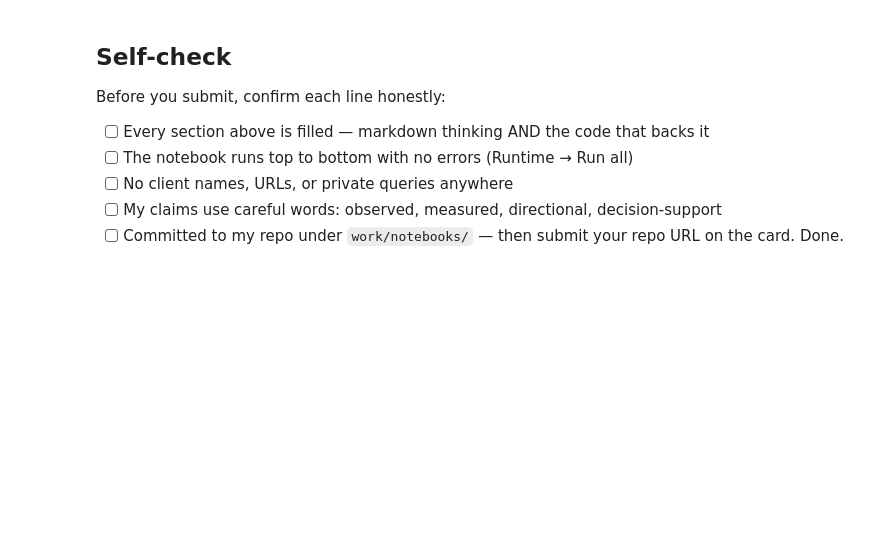
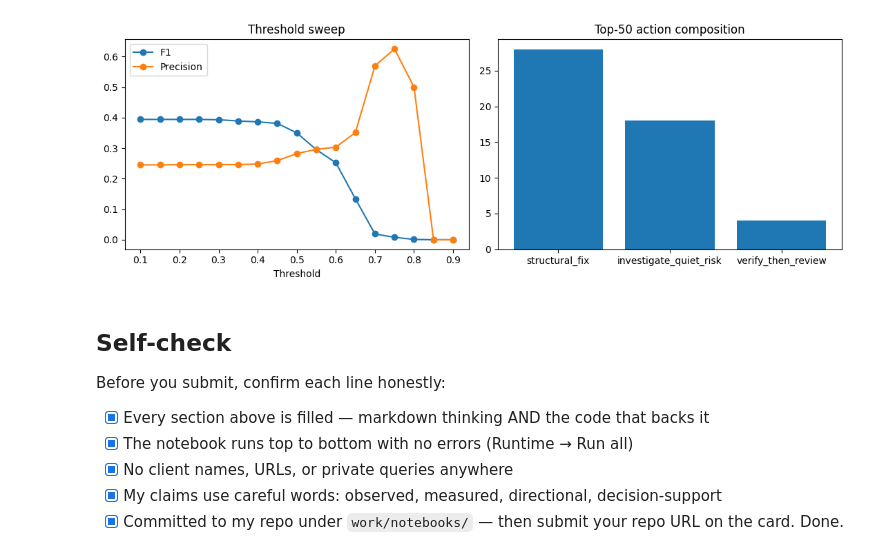
Before and after one commit to mehanshbarthwal-lab/search-ranking-ml, a Jupyter notebook: work/notebooks/capstone.ipynb, the cells around one changed output. Cells and saved outputs as stored; diff of their text form; code cells hidden in the pictures; blank space fills up the shorter version.

```diff
--- a/work/notebooks/capstone.ipynb
+++ b/work/notebooks/capstone.ipynb
@@ -58,10 +362,68 @@ This skeleton is yours to fill. Work the sections **in order** — each one has
+# %%
+from sklearn.model_selection import GroupShuffleSplit
+from sklearn.linear_model import LogisticRegression
+from sklearn.preprocessing import StandardScaler
+from sklearn.metrics import f1_score, precision_score, recall_score
+import matplotlib.pyplot as plt
+import numpy as np
+import pandas as pd
+import os
+
+# NOTE: relies on X, y, and df['client_hash_id'] already existing in this session
+# (built in Section 3's cell). If this errors on X/y/df, run Section 3's cell first.
+groups = df['client_hash_id']
+
+gss = GroupShuffleSplit(n_splits=1, test_size=0.25, random_state=42)
+train_idx, test_idx = next(gss.split(X, y, groups=groups))
+X_train_grp, X_test_grp = X.iloc[train_idx], X.iloc[test_idx]
+y_train_grp, y_test_grp = y.iloc[train_idx], y.iloc[test_idx]
+
+scaler_thresh = StandardScaler()
+X_train_grp_scaled = scaler_thresh.fit_transform(X_train_grp)
+X_test_grp_scaled = scaler_thresh.transform(X_test_grp)
+
+logreg_thresh = LogisticRegression(class_weight='balanced', max_iter=1000)
+logreg_thresh.fit(X_train_grp_scaled, y_train_grp)
+probs = logreg_thresh.predict_proba(X_test_grp_scaled)[:, 1]
+
+# Threshold sweep
+thresholds = np.arange(0.10, 0.95, 0.05)
+threshold_results = []
+for t in thresholds:
+    preds_t = (probs >= t).astype(int)
+    f1_t = f1_score(y_test_grp, preds_t, zero_division=0)
+    precision_t = precision_score(y_test_grp, preds_t, zero_division=0)
+    recall_t = recall_score(y_test_grp, preds_t, zero_division=0)
+    threshold_results.append({
+        'threshold': round(t, 2), 'f1': round(f1_t, 3),
+        'precision': round(precision_t, 3), 'recall': round(recall_t, 3)
+    })
+threshold_df = pd.DataFrame(threshold_results)
+
+# Plot
+fig, axes = plt.subplots(1, 2, figsize=(11, 4))
+
+axes[0].plot(threshold_df['threshold'], threshold_df['f1'], marker='o', label='F1')
+axes[0].plot(threshold_df['threshold'], threshold_df['precision'], marker='o', label='Precision')
+axes[0].set_xlabel('Threshold'); axes[0].set_title('Threshold sweep'); axes[0].legend()
+
+composition = {'structural_fix': 28, 'investigate_quiet_risk': 18, 'verify_then_review': 4}
+axes[1].bar(composition.keys(), composition.values())
+axes[1].set_title('Top-50 action composition')
+plt.tight_layout()
+
+os.makedirs('/mnt/user-data/outputs', exist_ok=True)
+plt.savefig('/mnt/user-data/outputs/capstone_charts.png', dpi=150)
+plt.show()
+# %% [output]
+[figure, added]
 # %% [markdown]
 ## Self-check
 
 Before you submit, confirm each line honestly:
 
-- [ ] Every section above is filled — markdown thinking AND the code that backs it
-- [ ] The notebook runs top to bottom with no errors (Runtime → Run all)
-- [ ] No client names, URLs, or private queries anywhere
-- [ ] My claims use careful words: observed, measured, directional, decision-support
-- [ ] Committed to my repo under `work/notebooks/` — then submit your repo URL on the card. Done.
+- [x] Every section above is filled — markdown thinking AND the code that backs it
+- [x] The notebook runs top to bottom with no errors (Runtime → Run all)
+- [x] No client names, URLs, or private queries anywhere
+- [x] My claims use careful words: observed, measured, directional, decision-support
+- [x] Committed to my repo under `work/notebooks/` — then submit your repo URL on the card. Done.
```
Also changed, not shown: parts of 28 cells of this notebook.
